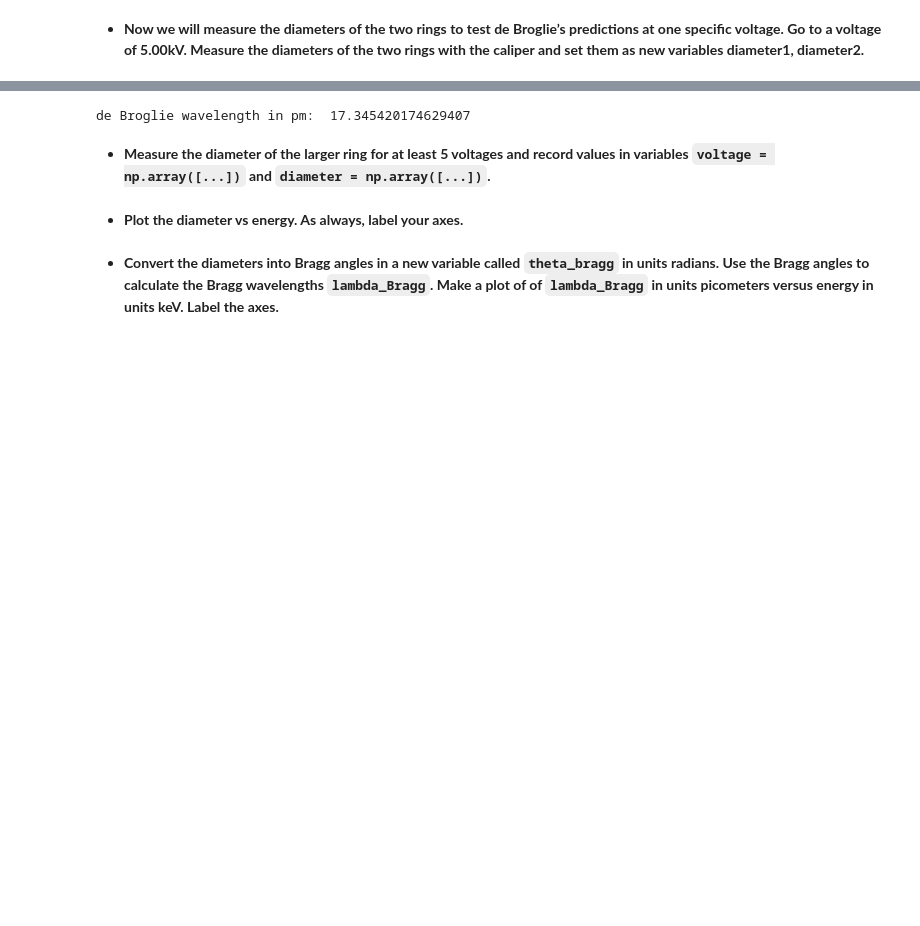
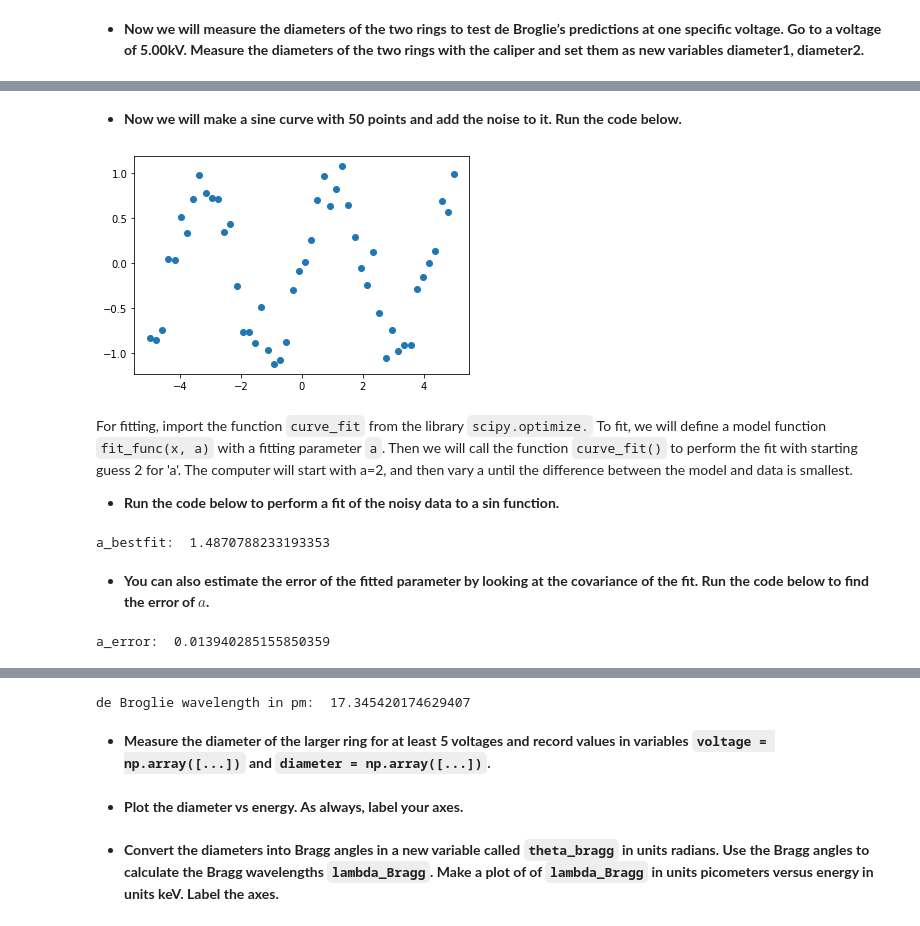
Before and after one commit to mreppert/CHM37401content, a Jupyter notebook: src/ElectronDiffraction/electron_diffraction_analysis.ipynb, the cells around one changed output, grey strips where cells are left out. Saved outputs shown, nothing was run; the diff lists cells and outputs as text; code cells hidden in the pictures; blank space fills up the shorter version.

```diff
--- a/src/ElectronDiffraction/electron_diffraction_analysis.ipynb
+++ b/src/ElectronDiffraction/electron_diffraction_analysis.ipynb
@@ -98,0 +142,3 @@ The standard way to do this is error propagation, but all the derivatives can be
+# %%
+noise = np.random.normal(size=50)
+print(noise)
@@ -98,0 +155,41 @@ The standard way to do this is error propagation, but all the derivatives can be
+# %% [markdown]
+- **Now we will make a sine curve with 50 points and add the noise to it. Run the code below.**
+# %%
+# Create data with noise
+x_data = np.linspace(-5, 5, 50)
+y_data = np.sin(1.5 * x_data)  + 0.2*noise
+
+# Plot data with scatter plot
+plt.scatter(x_data, y_data)
+plt.show()
+# %% [output]
+[figure, added]
+# %% [markdown]
+For fitting, import the function `curve_fit` from the library `scipy.optimize.`  To fit, we will define a model function `fit_func(x, a)` with a fitting parameter `a`. Then we will call the function `curve_fit()` to perform the fit with starting guess 2 for 'a'.  The computer will start with a=2, and then vary a until the difference between the model and data is smallest.
+- **Run the code below to perform a fit of the noisy data to a sin function.**
+# %%
+from scipy.optimize import curve_fit # import only curve_fit function from scipy library
+
+# Define a function to fit to the data, with a as the fitting variable.
+def fit_func(x, a):  # the function needs input arguments x and a.  a is the fitting parameter, and x is the independent variable.
+    y = np.sin(a * x) # this is the function we are going to tell the computer to fit with
+    return y  # the function returns this value, y = fit_func(x,a)
+
+# Perform the fit with a guess
+params, covariance = curve_fit(fit_func, x_data, y_data, p0=[2]) # Fit fit_func to data and use a=2 as starting guess
+
+# params contains the bestfit parameters for a
+a_bestfit = params[0]
+print("a_bestfit: ", a_bestfit )
+# %% [output]
+a_bestfit:  1.4870788233193353
+# %% [markdown]
+- **You can also estimate the error of the fitted parameter by looking at the covariance of the fit.  Run the code below to find the error of $a$.**
+# %%
+# sqrt(covariance is the covariance matrix. Since we only have 1 fitting variable, the covariance is just a single element.
+# The square roots of the diagonal elements for the error of the fitted parameters.  which gives information about the goodness of the fit and uncertainty of the parameters.
+error = np.sqrt(np.diagonal(covariance))
+a_error = error[0]
+print("a_error: ", a_error )
+# %% [output]
+a_error:  0.013940285155850359
```
Also changed, not shown: parts of 19 cells of this notebook, 2 other files.
